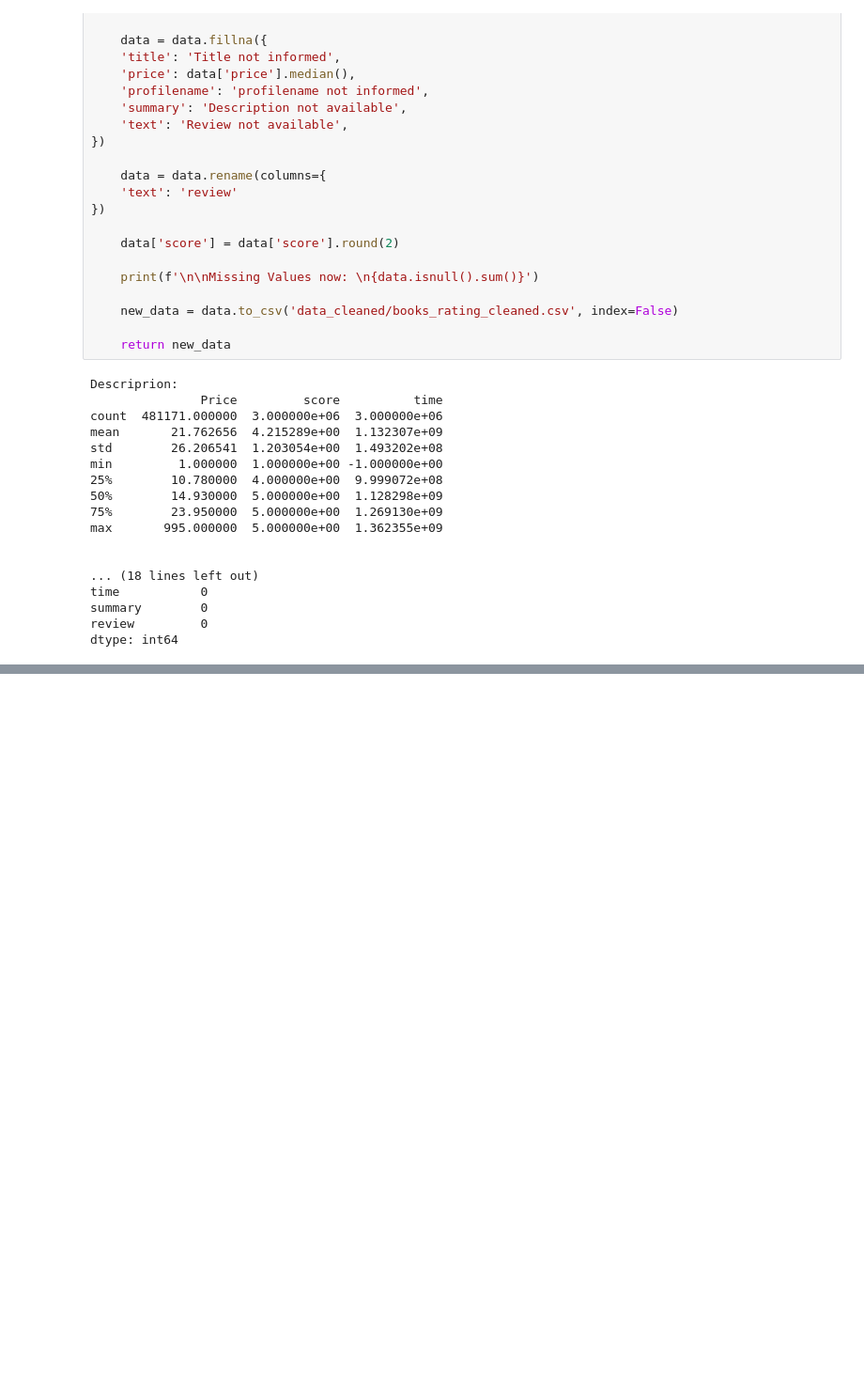
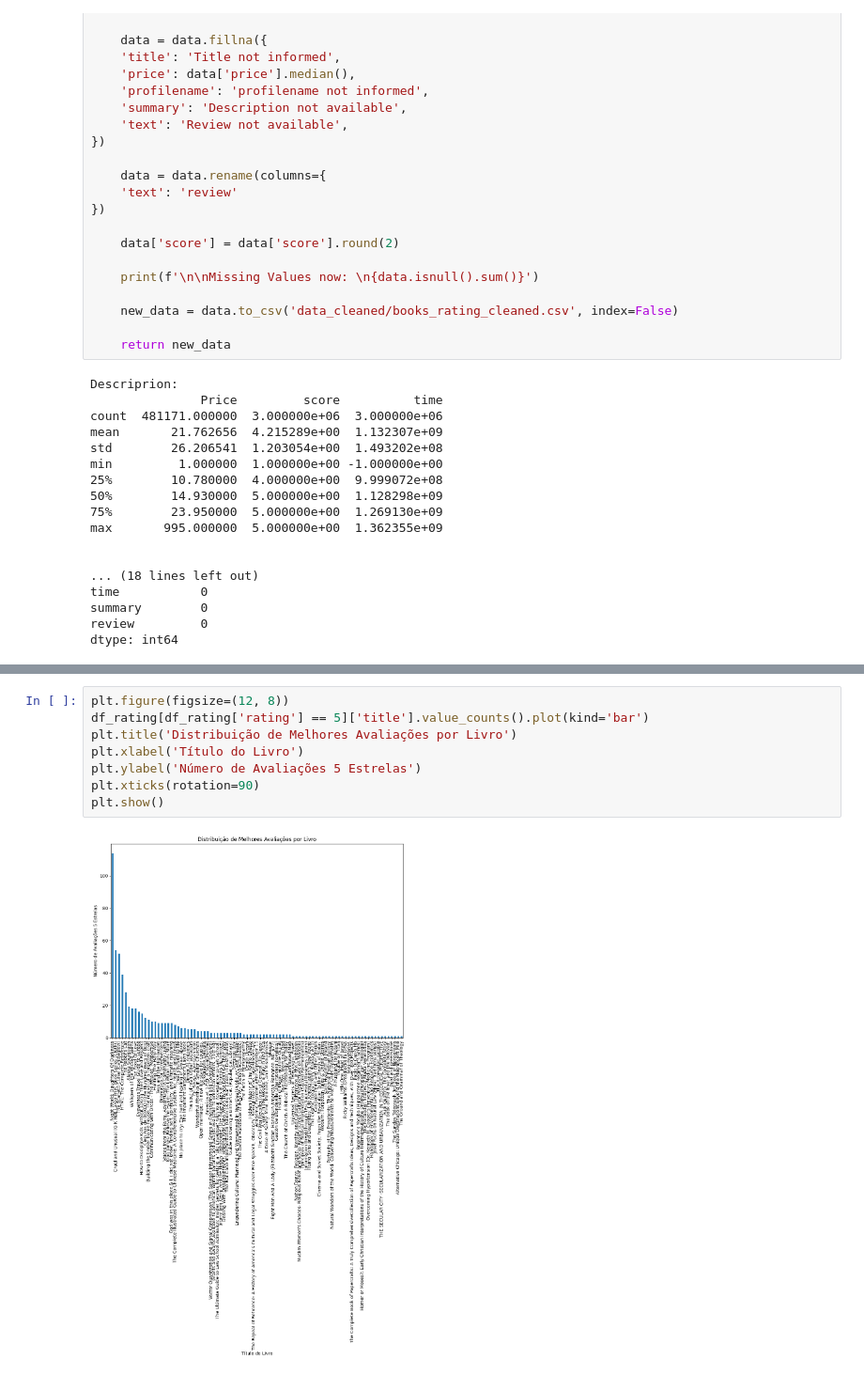
Before and after one commit to luizguilhermedev/POC_BA3s, a Jupyter notebook: data_cleaning/eda.ipynb, the cells around one changed output, grey strips where cells are left out. Shown at 94% size. Cells and saved outputs as stored; diff of their text form; blank space fills up the shorter version.

```diff
--- a/data_cleaning/eda.ipynb
+++ b/data_cleaning/eda.ipynb
@@ -185,0 +315,10 @@ dtype: int64
+# %%
+plt.figure(figsize=(12, 8))
+df_rating[df_rating['rating'] == 5]['title'].value_counts().plot(kind='bar')
+plt.title('Distribuição de Melhores Avaliações por Livro')
+plt.xlabel('Título do Livro')
+plt.ylabel('Número de Avaliações 5 Estrelas')
+plt.xticks(rotation=90)
+plt.show()
+# %% [output]
+[figure, added]
```
Also changed, not shown: parts of 16 cells of this notebook, 4 other files.
